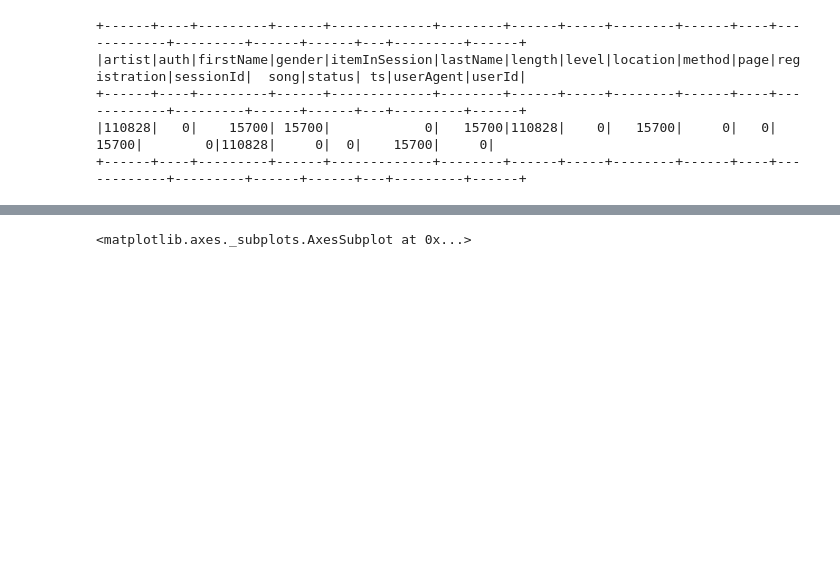
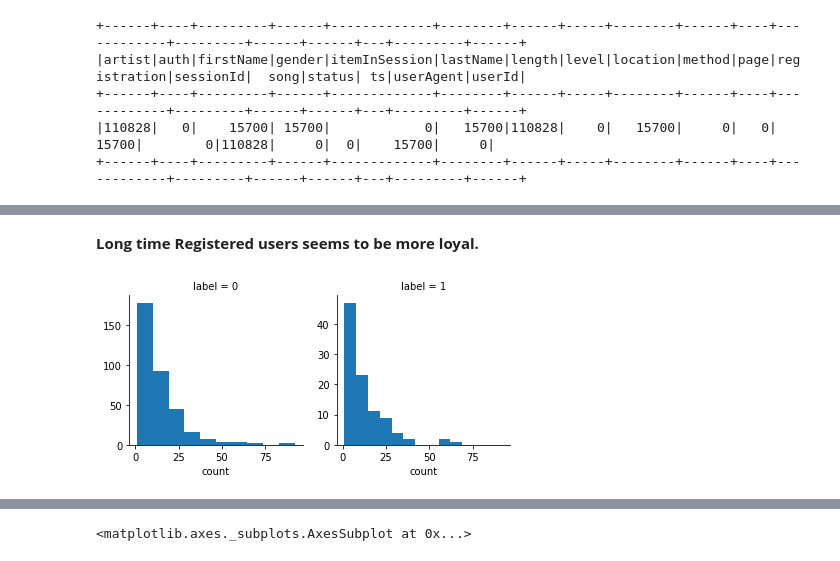
Before and after one commit to elifinspace/sparkify, a Jupyter notebook: Sparkify_exploration_visuals.ipynb, the cells around one changed output, grey strips where cells are left out. Saved outputs shown, nothing was run; the diff lists cells and outputs as text; code cells hidden in the pictures; blank space fills up the shorter version.

```diff
--- a/Sparkify_exploration_visuals.ipynb
+++ b/Sparkify_exploration_visuals.ipynb
@@ -145,0 +344,10 @@ df.agg(max('date'),min('date')).collect()
+# %% [markdown]
+**Long time Registered users seems to be more loyal.**
+# %%
+sess_df = df.select('userId', 'label', 'sessionId').distinct().groupBy(['userId', 'label']).count().toPandas()
+
+# compare two groups of users
+g = sns.FacetGrid(sess_df, col="label", sharey=False)
+g.map(plt.hist, "count");
+# %% [output]
+[figure, added]
```
Also changed, not shown: parts of 43 cells of this notebook, 4 other files.
